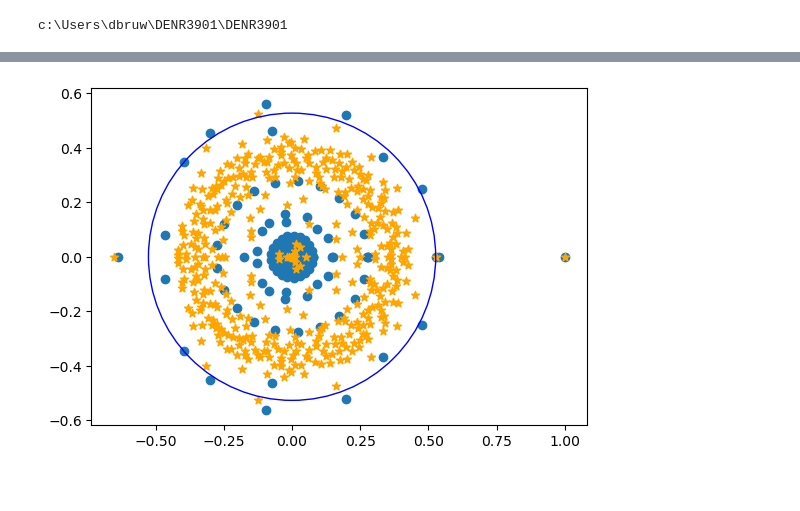
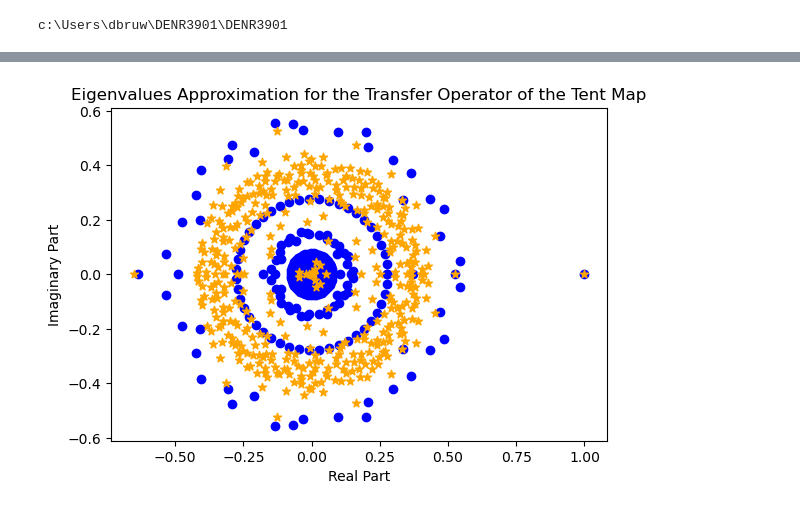
Before and after one commit to dbruwel/chebyshev-hofbauer-resonances, a Jupyter notebook: notebooks/03_adjacency_to_super.ipynb, the cells around one changed output, grey strips where cells are left out. Drawn from its saved outputs; the diff is of its cells as text; code cells hidden in the pictures.

```diff
--- a/notebooks/03_adjacency_to_super.ipynb
+++ b/notebooks/03_adjacency_to_super.ipynb
@@ -11,7 +11,7 @@ from scripts.hofbauer_functions import create_adjacency_matricies
 # %% [output]
 c:\Users\dbruw\DENR3901\DENR3901
 # %%
-alpha = 1.9
+alpha = 1.2
 
 def tent_map(x):
     return alpha*np.minimum(x, 1-x)
@@ -30,5 +48,5 @@ def L(phi):
 # %%
-_ = create_adjacency_matricies(alpha, 22)
+_ = create_adjacency_matricies(alpha, 50)
 domains, _, left_matrix, right_matrix = _
 # %%
 # Takes the adjacecny matrix, the list of domains, and the trasnfer oprator and create the super adjacency matrix.
@@ -53,13 +71,19 @@ evals_ulam = evals_ulam[np.argsort(-np.abs(evals_ulam))]
 # %%
 num = -1
 
-plt.scatter(np.real(evals)[0:num], np.imag(evals)[0:num])
+plt.scatter(np.real(evals)[0:num], np.imag(evals)[0:num], color='blue')
 # plt.scatter(np.real(evals_full_map)[0:num], np.imag(evals_full_map)[0:num], color='red', marker='x')
 plt.scatter(np.real(evals_ulam)[0:num], np.imag(evals_ulam)[0:num], color='orange', marker='*')
 plt.gca().set_aspect('equal', adjustable='box')
 
-circle = plt.Circle((0, 0), 1/alpha, color='blue', fill=False)
-plt.gca().add_artist(circle)
+plt.title('Eigenvalues Approximation for the Transfer Operator of the Tent Map')
+plt.xlabel('Real Part')
+plt.ylabel('Imaginary Part')
+
+plt.savefig('images/super_adj_vs_ulams.png', dpi=300, bbox_inches='tight')
+
+# circle = plt.Circle((0, 0), 1/alpha, color='blue', fill=False)
+# plt.gca().add_artist(circle)
 plt.show()
 # %% [output]
-[figure, old version]
+[figure, new version]
```
Also changed, not shown: parts of 3 cells of this notebook, 4 other files.
